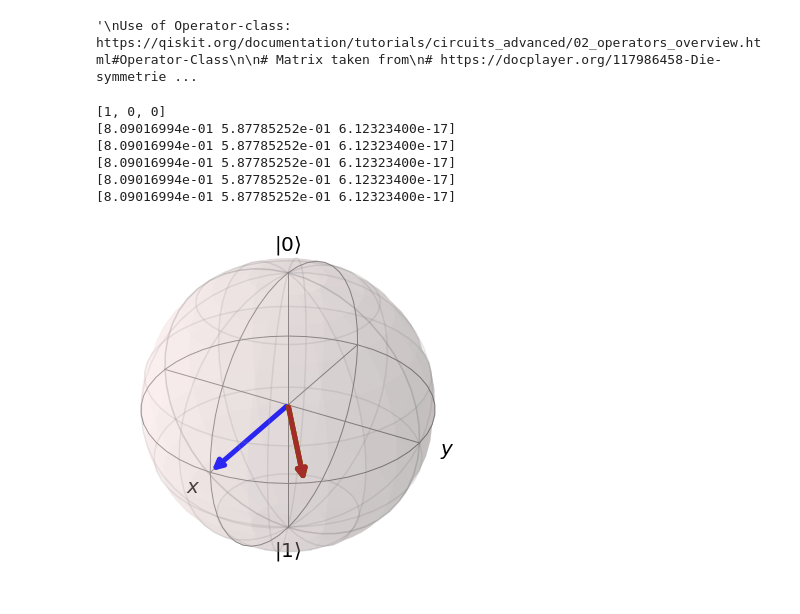
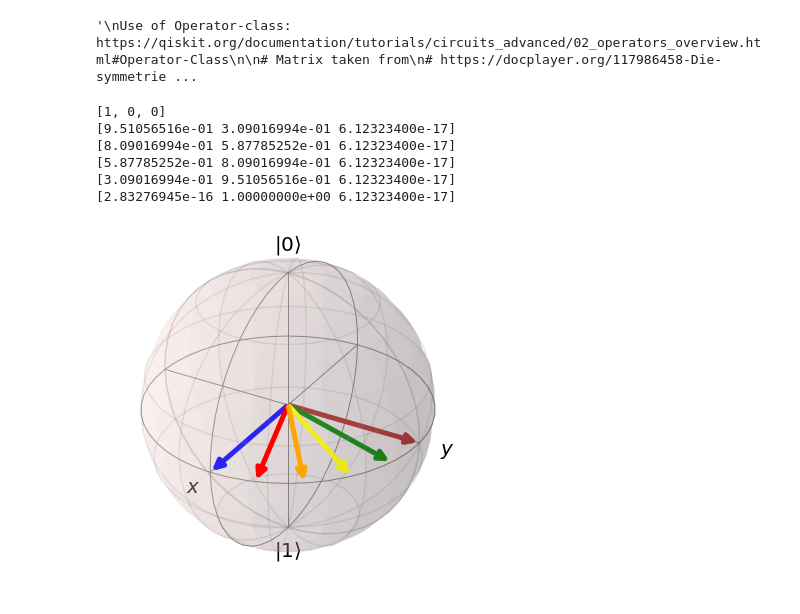
Before and after one commit to Sultanow/quantum, a Jupyter notebook: bloch_sphere/rotate_su2_qiskit.ipynb, the cells around one changed output. Drawn from its saved outputs; the diff is of its cells as text; code cells hidden in the pictures.

```diff
--- a/bloch_sphere/rotate_su2_qiskit.ipynb
+++ b/bloch_sphere/rotate_su2_qiskit.ipynb
@@ -35,16 +36,16 @@ def to_spherical(vec):
     hxy = np.hypot(x, y)
     r = np.hypot(hxy, z)
     ϕ = np.arctan2(y, x) #az
-    θ = np.arctan2(z, hxy) #el
+    θ = np.arctan2(hxy, z) #el
     return [r, ϕ, θ]
 
 def to_cartesian(polar):
     r = polar[0]
     ϕ = polar[1]
     θ = polar[2]
-    x = r * np.sin(θ) * np.cos(ϕ)
-    y = r * np.sin(θ) * np.sin(ϕ)
-    z = r * np.cos(θ)
+    x = r * np.sin(ϕ) * np.cos(θ)
+    y = r * np.sin(ϕ) * np.sin(θ)
+    z = r * np.cos(ϕ)
     return [np.real(x), np.real(y), np.real(z)]
 
 #Pauli basis
@@ -112,7 +113,8 @@ def sU2(rot_angle,vec,n):
     #unitary matrix
     U_n = np.eye(2)*np.cos(rot_angle/2) -1j*(n[0]*sx+n[1]*sy+n[2]*sz)*np.sin(rot_angle/2)
     #Qubit rotation by angle
-    vec = U_n*M_q*np.matrix(U_n).H
+    #vec = U_n*M_q*np.matrix(U_n).H
+    vec = U_n*M_q*Dagger(np.matrix(U_n))
 
     #U_n * M_q * complex conjugate U_n (26 of Hawaii-sheet)
 
@@ -126,7 +128,7 @@ def sU2(rot_angle,vec,n):
 #rotation angle
 rot_angle1 = pi/2   # x
 rot_angle2 = pi/4   # y
-rot_angle3 = 2*pi/10# z
+rot_angle3 = pi/10# z
 
 #rotation axis
 n1 = [1, 0, 0] # x
@@ -136,35 +138,35 @@ n3 = [0, 0, 1] # z
 #startvector
 start_vec = [1, 0, 0]
 #            x  y  z
 
 #number of rotations
 nOr = 6
 
 _bloch = Bloch()
 _bloch.vector_color = ['blue', 'red', 'orange','yellow', 'green', 'brown']*2
 
 sv = []
 vec = start_vec
 sv.append(vec)
 print(vec)
 
 for i in range(1,nOr):
 
     #vec = sU2(i*rot_angle1,vec,n1)
     #vec = sU2(i*rot_angle2,vec,n2)
     vec = sU2(rot_angle3,vec,n3)
 
     print(vec)
 
     sv.append(vec)
 
 _bloch.add_vectors(sv)
 _bloch.render()
 # %% [output]
 [1, 0, 0]
+[9.51056516e-01 3.09016994e-01 6.12323400e-17]
 [8.09016994e-01 5.87785252e-01 6.12323400e-17]
-[8.09016994e-01 5.87785252e-01 6.12323400e-17]
-[8.09016994e-01 5.87785252e-01 6.12323400e-17]
-[8.09016994e-01 5.87785252e-01 6.12323400e-17]
-[8.09016994e-01 5.87785252e-01 6.12323400e-17]
+[5.87785252e-01 8.09016994e-01 6.12323400e-17]
+[3.09016994e-01 9.51056516e-01 6.12323400e-17]
+[2.83276945e-16 1.00000000e+00 6.12323400e-17]
-[figure, old version]
+[figure, new version]
```
Also changed, not shown: parts of 1 cell of this notebook.
